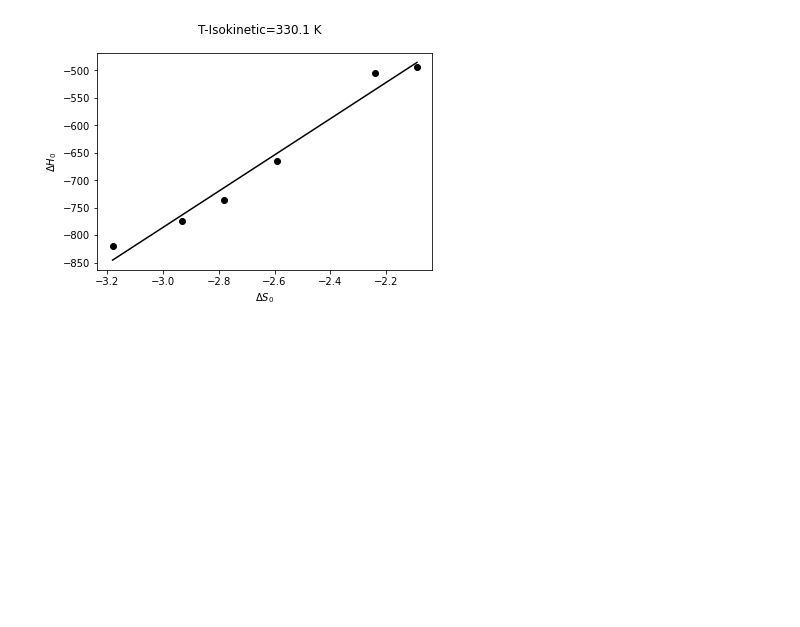
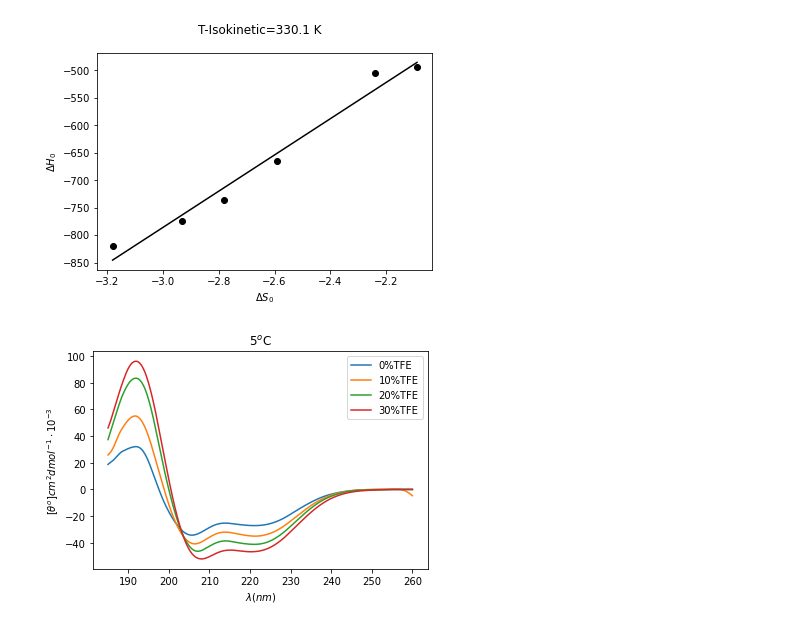
Before and after one commit to adgcal/CD-Analysis, a Jupyter notebook: fresh_cd_anal.ipynb, the cells around one changed output. Cells and saved outputs as stored; diff of their text form; code cells hidden in the pictures; blank space fills up the shorter version.

```diff
--- a/fresh_cd_anal.ipynb
+++ b/fresh_cd_anal.ipynb
@@ -319,0 +375,23 @@ plt.show()
+# %%
+df1=pd.read_excel('AMV_Data.xlsx',sheet_name="0% TFE")
+df2=pd.read_excel('AMV_Data.xlsx',sheet_name="10% TFE")
+df3=pd.read_excel('AMV_Data.xlsx',sheet_name="20% TFE")
+df4=pd.read_excel('AMV_Data.xlsx',sheet_name="30% TFE")
+
+selcol='Wavelength'
+dff1=mypm2(df1,df2,df3,df4,selcol,1)
+dff2=mypm2(df1,df2,df3,df4,selcol,2)
+dff3=mypm2(df1,df2,df3,df4,selcol,3)
+dff4=mypm2(df1,df2,df3,df4,selcol,4)
+dff5=mypm2(df1,df2,df3,df4,selcol,5)
+dff6=mypm2(df1,df2,df3,df4,selcol,6)
+dff7=mypm2(df1,df2,df3,df4,selcol,7)
+dff8=mypm2(df1,df2,df3,df4,selcol,8)
+# %%
+lam,X1,tfe=readCDTF(dff1)
+plt.ylabel(r'$[\theta ^o] cm^2 dmol^{-1}\cdot 10^{-3} $')
+plt.xlabel(r'$\lambda (nm)$')
+plt.title('5$^o$C')
+plt.show()
+# %% [output]
+[figure, added]
```
Also changed, not shown: parts of 13 cells of this notebook.
